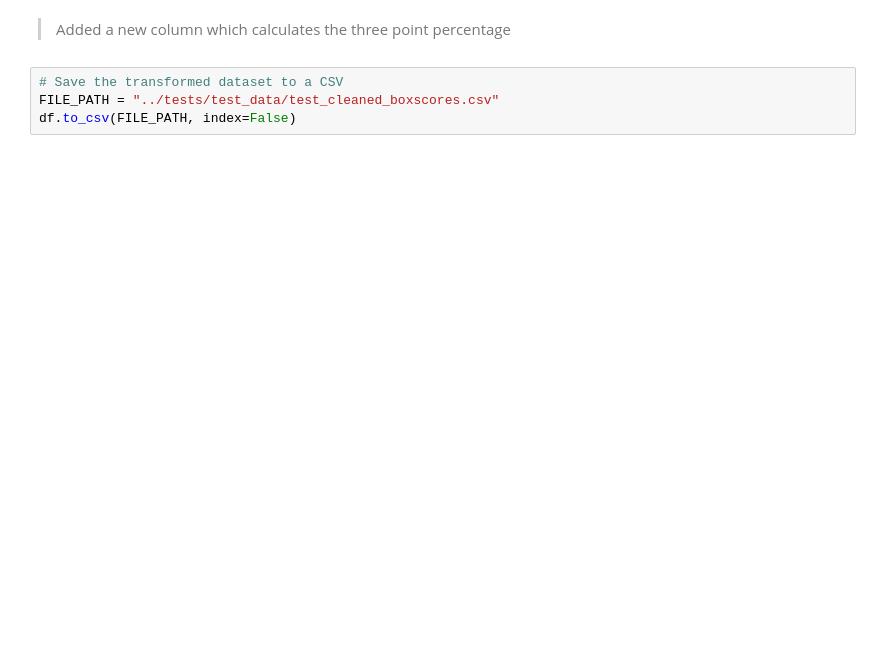
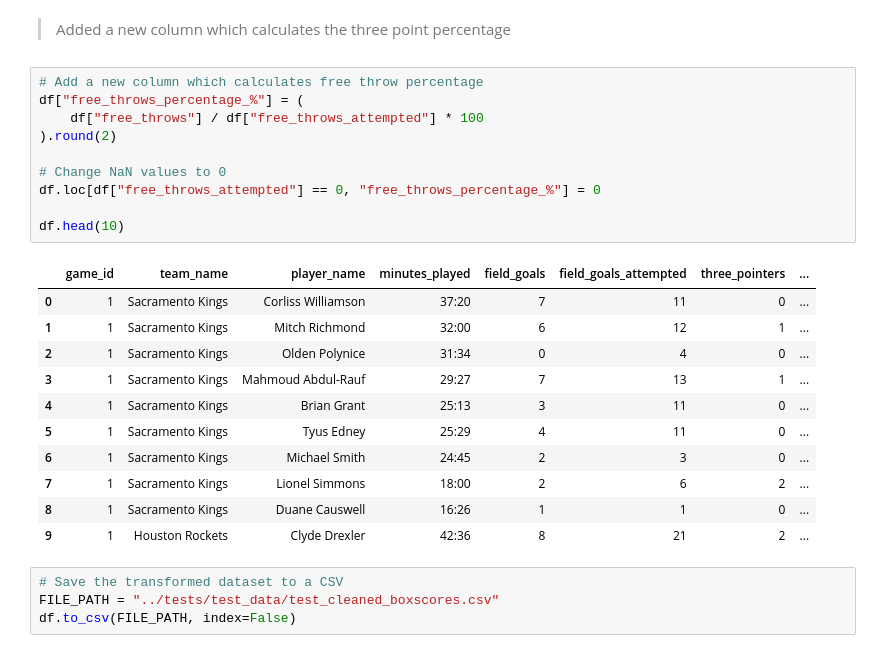
Before and after one commit to AdedoyinAA/Capstone-Project, a Jupyter notebook: etl-pipeline/notebooks/transform_boxscore.ipynb, the cells around one changed output. Cells and saved outputs as stored; diff of their text form; blank space fills up the shorter version.

Commit message:
feat: added free throws percentage to boxscores

```diff
--- a/etl-pipeline/notebooks/transform_boxscore.ipynb
+++ b/etl-pipeline/notebooks/transform_boxscore.ipynb
@@ -106,5 +219,27 @@ df.head()
 # %% [markdown]
 > Added a new column which calculates the three point percentage
+# %%
+# Add a new column which calculates free throw percentage
+df["free_throws_percentage_%"] = (
+    df["free_throws"] / df["free_throws_attempted"] * 100
+).round(2)
+
+# Change NaN values to 0
+df.loc[df["free_throws_attempted"] == 0, "free_throws_percentage_%"] = 0
+
+df.head(10)
+# %% [output]
+|  | game_id | team_name | player_name | minutes_played | field_goals | field_goals_attempted | three_pointers | ... |
+| 0 | 1 | Sacramento Kings | Corliss Williamson | 37:20 | 7 | 11 | 0 | ... |
+| 1 | 1 | Sacramento Kings | Mitch Richmond | 32:00 | 6 | 12 | 1 | ... |
+| 2 | 1 | Sacramento Kings | Olden Polynice | 31:34 | 0 | 4 | 0 | ... |
+| 3 | 1 | Sacramento Kings | Mahmoud Abdul-Rauf | 29:27 | 7 | 13 | 1 | ... |
+| 4 | 1 | Sacramento Kings | Brian Grant | 25:13 | 3 | 11 | 0 | ... |
+| 5 | 1 | Sacramento Kings | Tyus Edney | 25:29 | 4 | 11 | 0 | ... |
+| 6 | 1 | Sacramento Kings | Michael Smith | 24:45 | 2 | 3 | 0 | ... |
+| 7 | 1 | Sacramento Kings | Lionel Simmons | 18:00 | 2 | 6 | 2 | ... |
+| 8 | 1 | Sacramento Kings | Duane Causwell | 16:26 | 1 | 1 | 0 | ... |
+| 9 | 1 | Houston Rockets | Clyde Drexler | 42:36 | 8 | 21 | 2 | ... |
 # %%
 # Save the transformed dataset to a CSV
 FILE_PATH = "../tests/test_data/test_cleaned_boxscores.csv"
```
Also changed, not shown: parts of 9 cells of this notebook, 5 other files.
